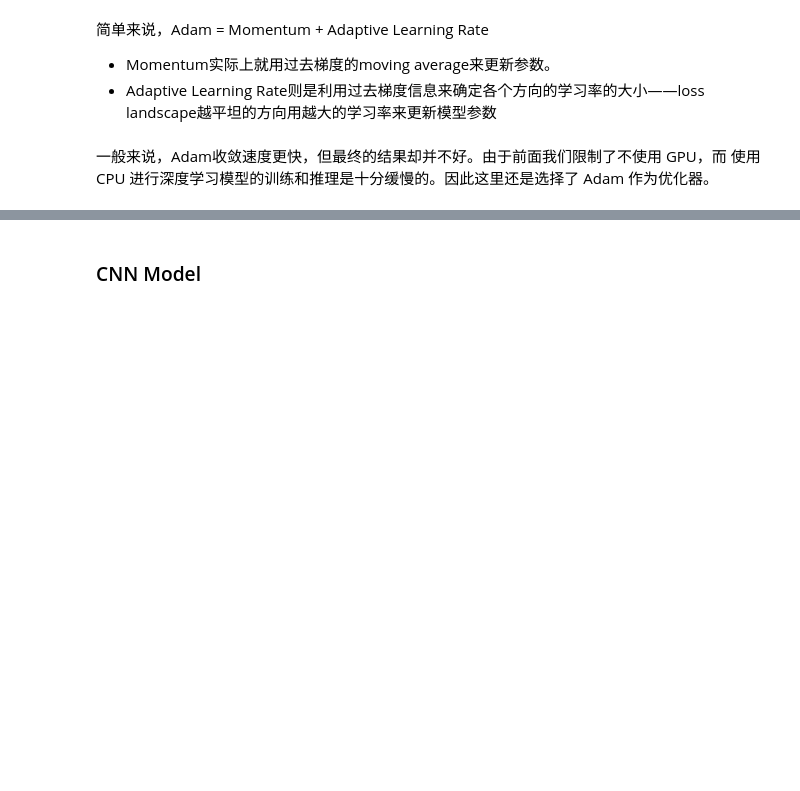
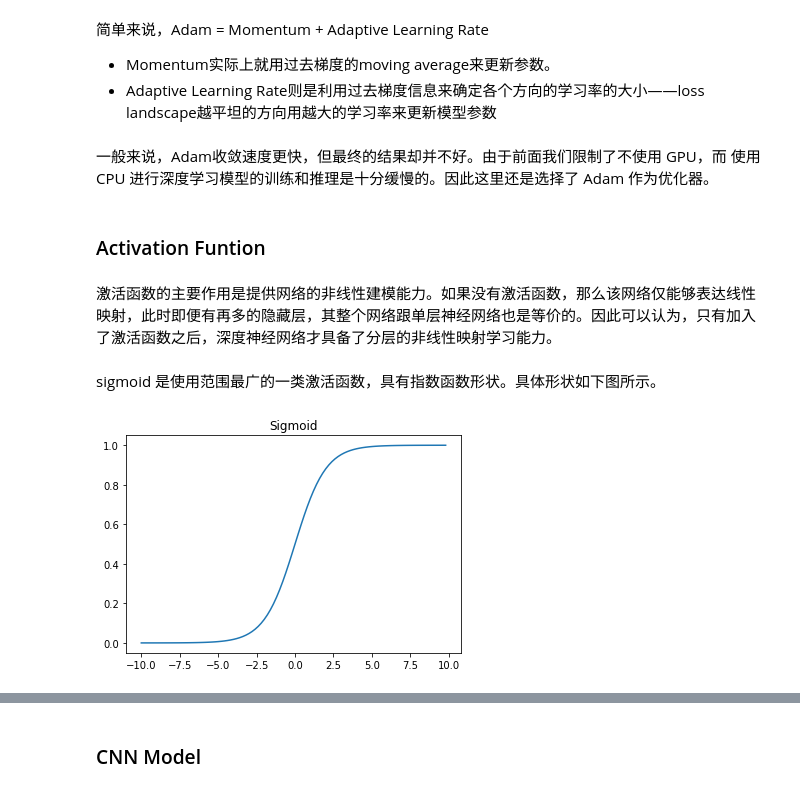
Before and after one commit to cliffkwok/Algo-Trading, a Jupyter notebook: algo_trading.ipynb, the cells around one changed output, grey strips where cells are left out. Saved outputs shown, nothing was run; the diff lists cells and outputs as text; code cells hidden in the pictures; blank space fills up the shorter version.

```diff
--- a/algo_trading.ipynb
+++ b/algo_trading.ipynb
@@ -311,3 +313,23 @@ Adam是一个直觉上很简洁，但理论上很难理解的优化器。Adam自
 * Adaptive Learning Rate则是利用过去梯度信息来确定各个方向的学习率的大小——loss landscape越平坦的方向用越大的学习率来更新模型参数
 # %% [markdown]
 一般来说，Adam收敛速度更快，但最终的结果却并不好。由于前面我们限制了不使用 GPU，而 使用 CPU 进行深度学习模型的训练和推理是十分缓慢的。因此这里还是选择了 Adam 作为优化器。
+# %% [markdown]
+### Activation Funtion
+# %% [markdown]
+激活函数的主要作用是提供网络的非线性建模能力。如果没有激活函数，那么该网络仅能够表达线性映射，此时即便有再多的隐藏层，其整个网络跟单层神经网络也是等价的。因此可以认为，只有加入了激活函数之后，深度神经网络才具备了分层的非线性映射学习能力。
+# %% [markdown]
+sigmoid 是使用范围最广的一类激活函数，具有指数函数形状。具体形状如下图所示。
+# %%
+# plot sigmoid activa
+x = np.arange(-10., 10., 0.2)
+
+def sigmoid(x):
+    s = 1 / (1 + np.exp(-x))
+    return s
+
+sig = sigmoid(x)
+plt.plot(x, sig)
+plt.title("Sigmoid")
+plt.show()
+# %% [output]
+[figure, added]
```
Also changed, not shown: parts of 47 cells of this notebook.
